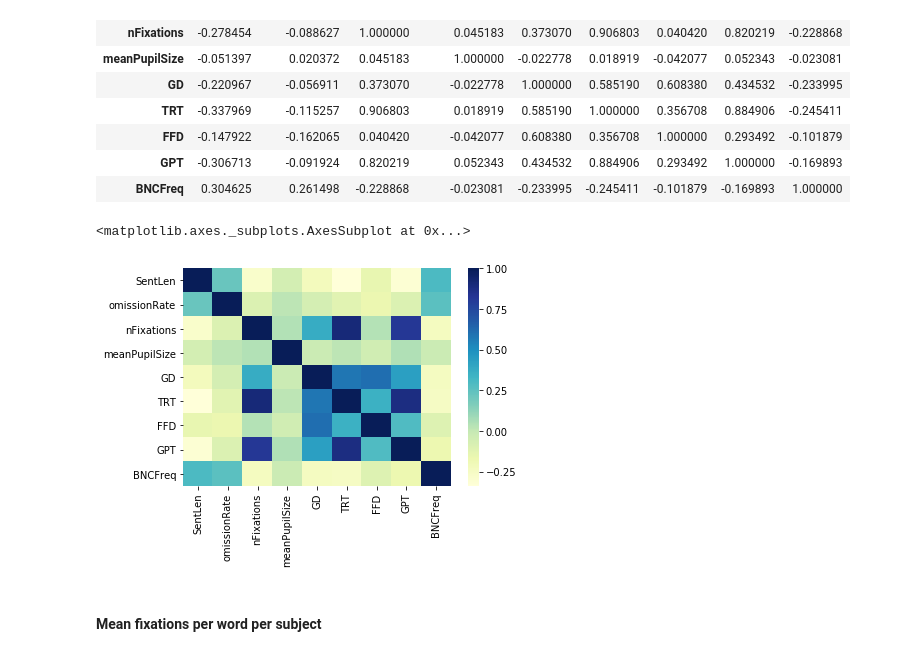
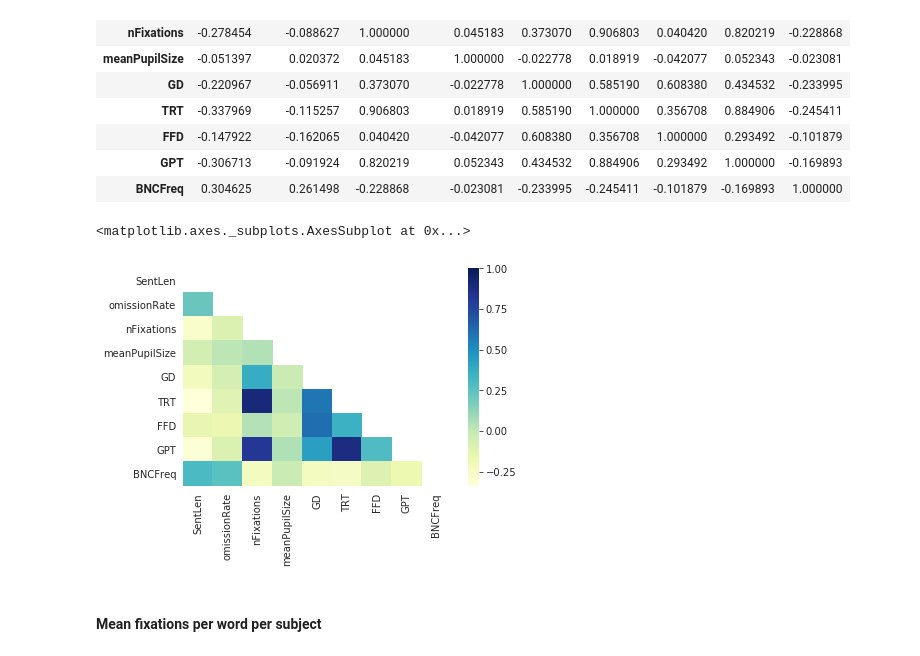
Before and after one commit to PosoSAgapo/NER-with-EEG-and-ET, a Jupyter notebook: data_exploration.ipynb, the cells around one changed output. Drawn from its saved outputs; the diff is of its cells as text; code cells hidden in the pictures.

```diff
--- a/data_exploration.ipynb
+++ b/data_exploration.ipynb
@@ -118,10 +135,10 @@ corr_mat(compute_allvals(second_half), heatmap=False)
 | GPT | -0.306713 | -0.091924 | 0.820219 | 0.052343 | 0.434532 | 0.884906 | 0.293492 | 1.000000 | -0.169893 |
 | BNCFreq | 0.304625 | 0.261498 | -0.228868 | -0.023081 | -0.233995 | -0.245411 | -0.101879 | -0.169893 | 1.000000 |
 # %%
-corr_mat(compute_allvals(second_half), heatmap=True)
+corr_mat(compute_allvals(second_half), heatmap=True, mask=True)
 # %% [output]
 <matplotlib.axes._subplots.AxesSubplot at 0x...>
-[figure, old version]
+[figure, new version]
 # %% [markdown]
 #### Mean fixations per word per subject
 # %%
```
Also changed, not shown: parts of 14 cells of this notebook, 1 other file.
